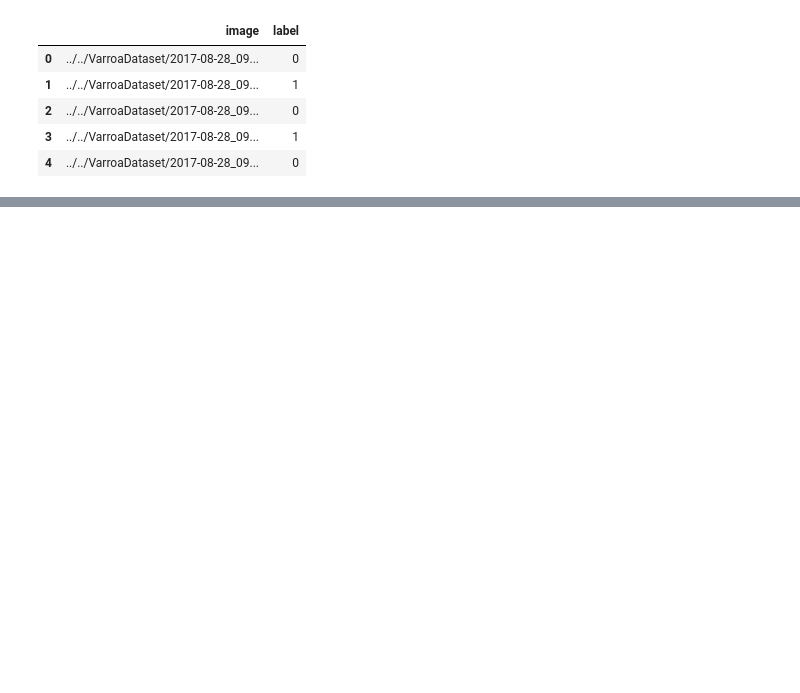
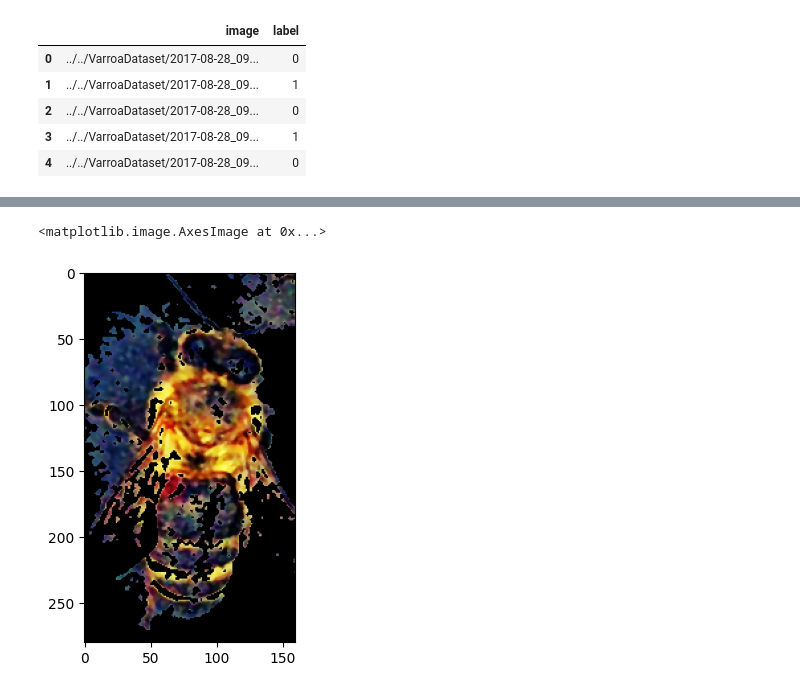
Before and after one commit to bianca-01/VarroaDetection, a Jupyter notebook: cross_validation/main.ipynb, the cells around one changed output, grey strips where cells are left out. Saved outputs shown, nothing was run; the diff lists cells and outputs as text; code cells hidden in the pictures; blank space fills up the shorter version.

```diff
--- a/cross_validation/main.ipynb
+++ b/cross_validation/main.ipynb
@@ -26,0 +99,5 @@ imgs = Images(metadata)
+# %%
+plt.imshow(imgs.imgs_segmented[1])
+# %% [output]
+<matplotlib.image.AxesImage at 0x...>
+[figure, added]
```
Also changed, not shown: parts of 11 cells of this notebook.
